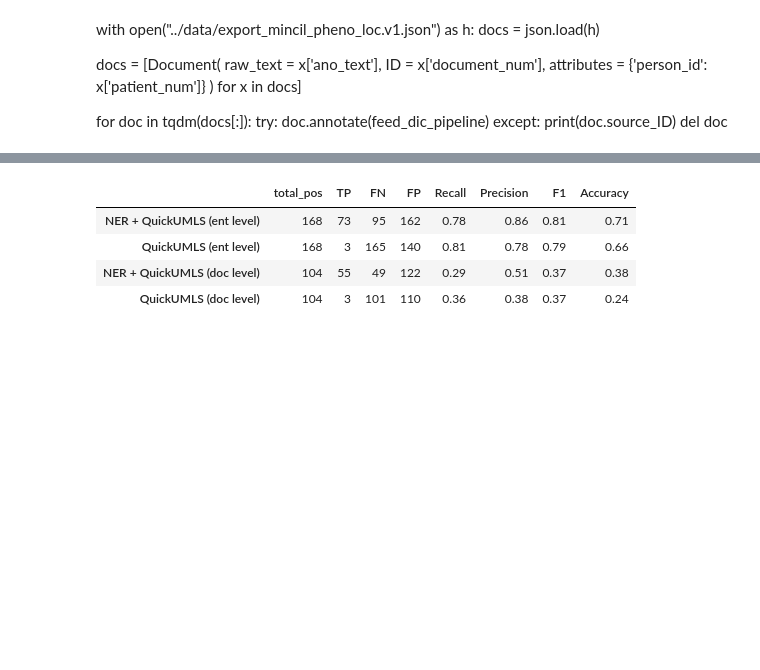
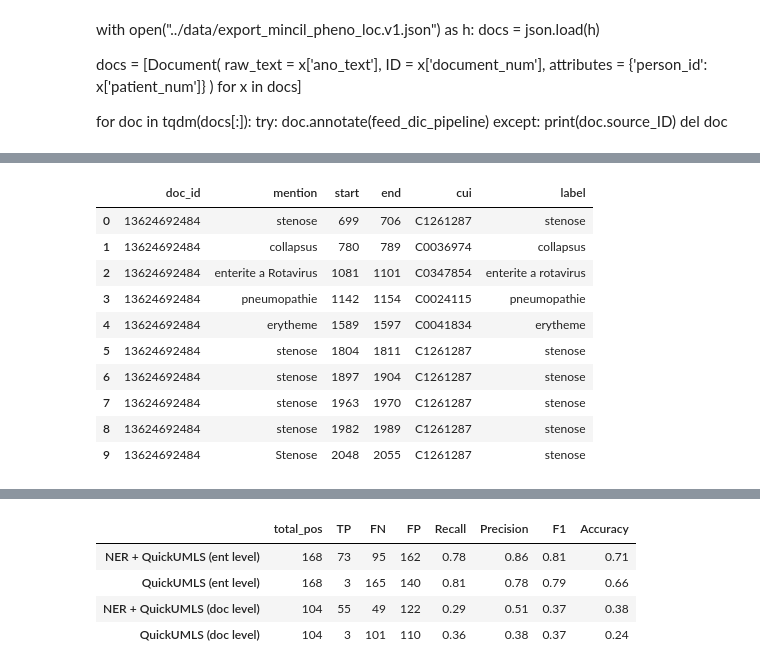
Before and after one commit to equipe22/pymedext_eds, a Jupyter notebook: notebook_tutorials/pheno_norm_compare.ipynb, the cells around one changed output, grey strips where cells are left out. Drawn from its saved outputs; the diff is of its cells as text; code cells hidden in the pictures; blank space fills up the shorter version.

```diff
--- a/notebook_tutorials/pheno_norm_compare.ipynb
+++ b/notebook_tutorials/pheno_norm_compare.ipynb
@@ -333,0 +427,14 @@ def to_pdf(doc, key):
+# %%
+pymedext_to_pdf(doc, 'umls_diag_name')
+# %% [output]
+|  | doc_id | mention | start | end | cui | label |
+| 0 | 13624692484 | stenose | 699 | 706 | C1261287 | stenose |
+| 1 | 13624692484 | collapsus | 780 | 789 | C0036974 | collapsus |
+| 2 | 13624692484 | enterite a Rotavirus | 1081 | 1101 | C0347854 | enterite a rotavirus |
+| 3 | 13624692484 | pneumopathie | 1142 | 1154 | C0024115 | pneumopathie |
+| 4 | 13624692484 | erytheme | 1589 | 1597 | C0041834 | erytheme |
+| 5 | 13624692484 | stenose | 1804 | 1811 | C1261287 | stenose |
+| 6 | 13624692484 | stenose | 1897 | 1904 | C1261287 | stenose |
+| 7 | 13624692484 | stenose | 1963 | 1970 | C1261287 | stenose |
+| 8 | 13624692484 | stenose | 1982 | 1989 | C1261287 | stenose |
+| 9 | 13624692484 | Stenose | 2048 | 2055 | C1261287 | stenose |
```
Also changed, not shown: parts of 68 cells of this notebook, 2 other files.
